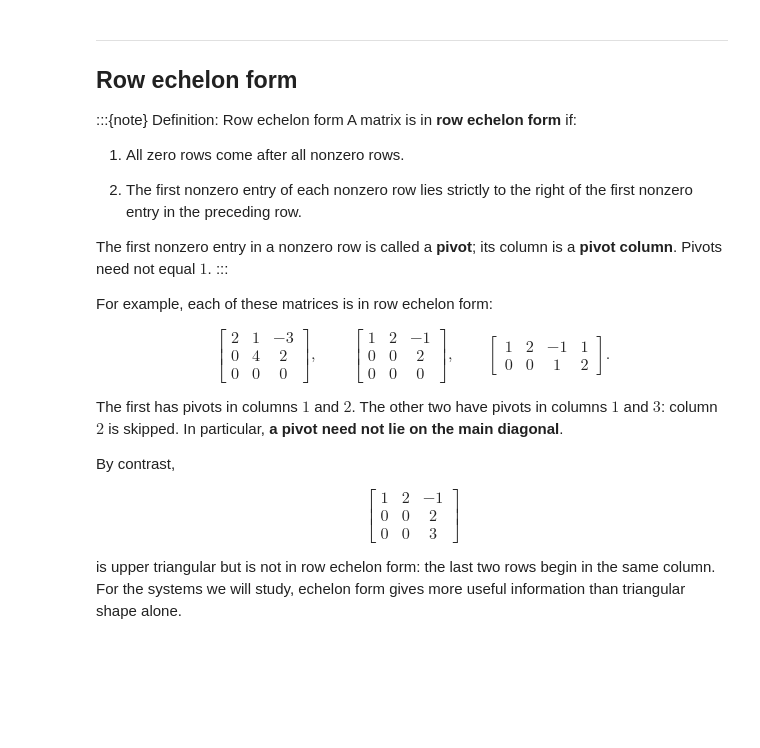
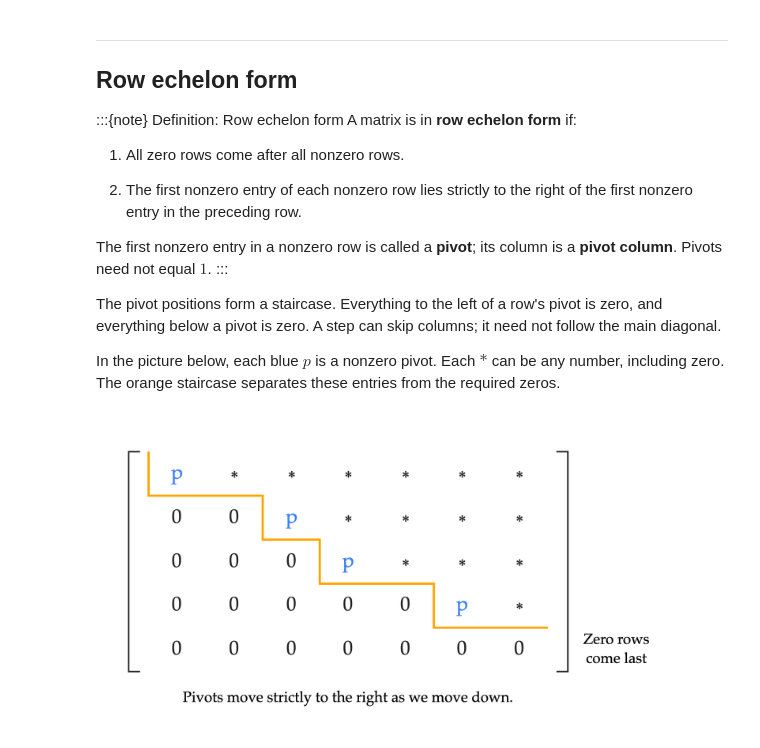
Before and after one commit to math-124/notes, a Jupyter notebook: ch04/04-05.ipynb, the cells around one changed output. Drawn from its saved outputs; the diff is of its cells as text; code cells hidden in the pictures; blank space fills up the shorter version.

```diff
--- a/ch04/04-05.ipynb
+++ b/ch04/04-05.ipynb
@@ -21,16 +47,42 @@ A matrix is in **row echelon form** if:
 The first nonzero entry in a nonzero row is called a **pivot**; its column is a **pivot column**. Pivots need not equal $1$.
 :::
 
-For example, each of these matrices is in row echelon form:
+The pivot positions form a staircase. Everything to the left of a row's pivot is zero, and everything below a pivot is zero. A step can skip columns; it need not follow the main diagonal.
 
-$$\begin{bmatrix}2&1&-3\\0&4&2\\0&0&0\end{bmatrix},\qquad
-\begin{bmatrix}1&2&-1\\0&0&2\\0&0&0\end{bmatrix},\qquad
-\begin{bmatrix}1&2&-1&1\\0&0&1&2\end{bmatrix}.$$
-
- The first has pivots in columns $1$ and $2$. The other two have pivots in columns $1$ and $3$: column $2$ is skipped. In particular, **a pivot need not lie on the main diagonal**.
-
-By contrast,
-
-$$\begin{bmatrix}1&2&-1\\0&0&2\\0&0&3\end{bmatrix}$$
-
- is upper triangular but is not in row echelon form: the last two rows begin in the same column. For the systems we will study, echelon form gives more useful information than triangular shape alone.
+In the picture below, each blue $p$ is a nonzero pivot. Each $*$ can be any number, including zero. The orange staircase separates these entries from the required zeros.
+# %%
+import plotly.graph_objects as go
+from IPython.display import Image, display
+
+pivot_columns = [1, 3, 4, 6]
+fig = go.Figure()
+for row in range(1, 6):
+    pivot = pivot_columns[row - 1] if row <= 4 else 8
+    for col in range(1, 8):
+        value = "0" if col < pivot else ("p" if col == pivot else "∗")
+        color = "#3d81f6" if col == pivot else "#222222"
+        fig.add_annotation(x=col, y=row, text=value, showarrow=False,
+                           font=dict(size=27, color=color))
+
+# Follow the boundary below each pivot row, then step down before the next pivot.
+fig.add_trace(go.Scatter(
+    x=[0.5, 0.5, 2.5, 2.5, 3.5, 3.5, 5.5, 5.5, 7.5],
+    y=[0.5, 1.5, 1.5, 2.5, 2.5, 3.5, 3.5, 4.5, 4.5],
+    mode="lines", line=dict(color="orange", width=3), hoverinfo="skip"))
+for x, inner in [(0.15, 0.35), (7.85, 7.65)]:
+    fig.add_trace(go.Scatter(x=[inner, x, x, inner], y=[0.5, 0.5, 5.5, 5.5],
+                            mode="lines", line=dict(color="#222222", width=2),
+                            hoverinfo="skip"))
+fig.add_annotation(x=8.1, y=5, text="Zero rows<br>come last", xanchor="left",
+                   showarrow=False, font=dict(size=20))
+fig.add_annotation(x=4, y=6.1, text="Pivots move strictly to the right as we move down.",
+                   showarrow=False, font=dict(size=20))
+fig.update_layout(width=860, height=430, margin=dict(l=25, r=20, t=20, b=15),
+                  showlegend=False, paper_bgcolor="white", plot_bgcolor="white",
+                  font=dict(family="Palatino", color="black"),
+                  xaxis=dict(range=[-0.1, 10.4], visible=False, fixedrange=True),
+                  yaxis=dict(range=[6.6, 0], visible=False, fixedrange=True))
+png = fig.to_image(format="png", scale=2)
+display(Image(data=png, width=860, alt="An echelon matrix with pivots in columns 1, 3, 4, and 6, an orange staircase below the pivots, and a final zero row."))
+# %% [output]
+[figure, added]
```
Also changed, not shown: parts of 19 cells of this notebook, 1 other file.
